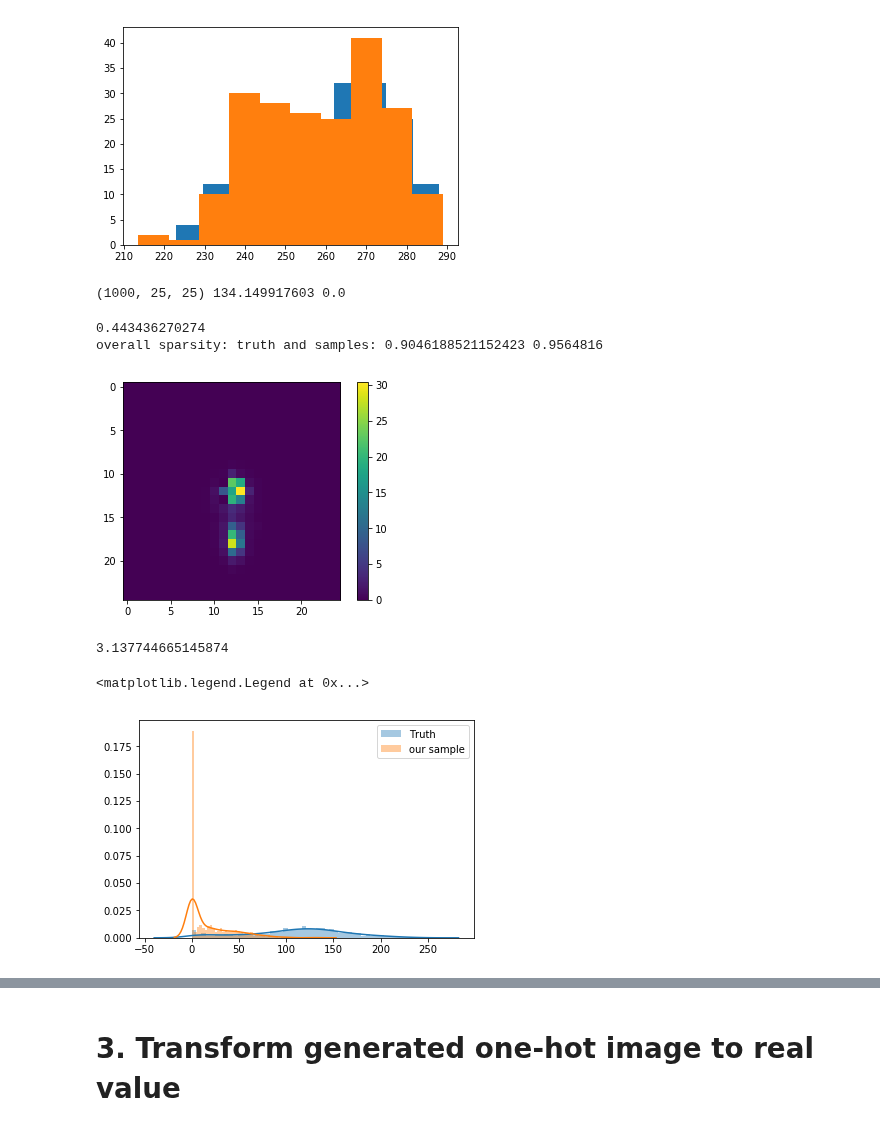
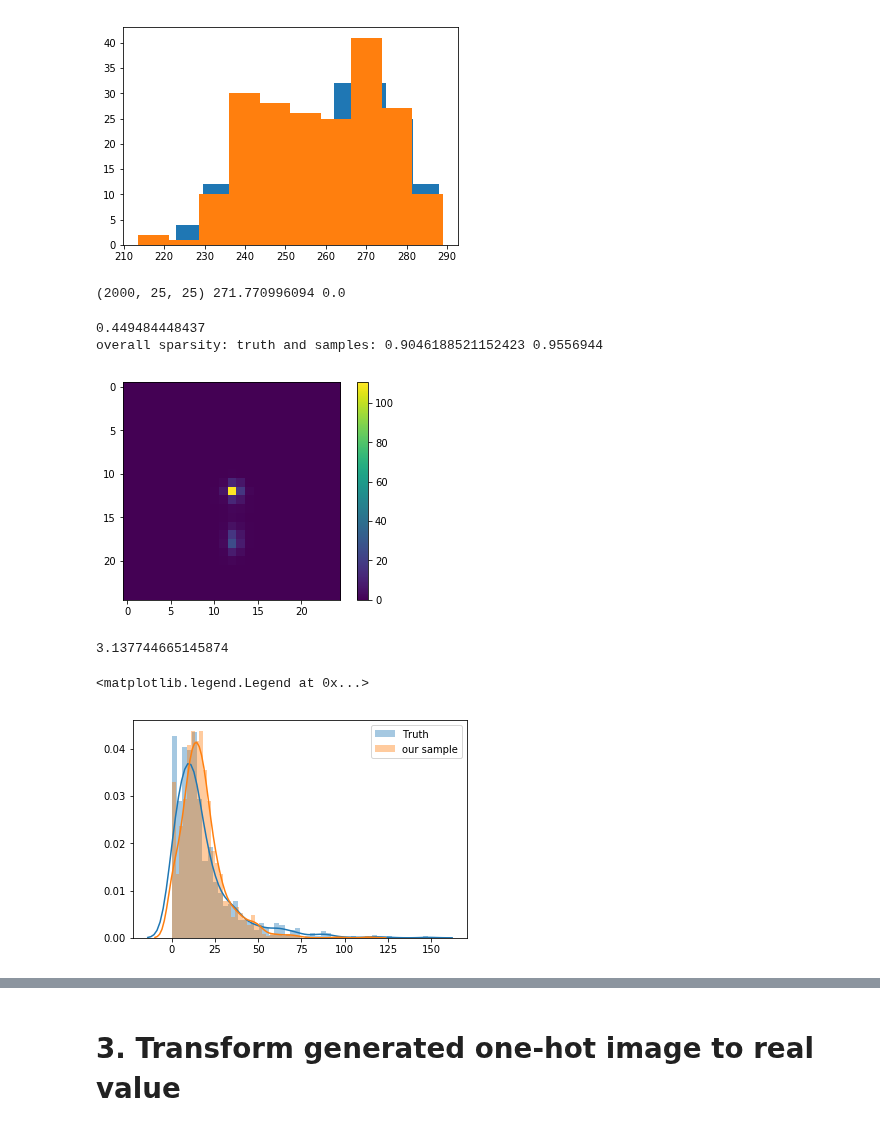
Before and after one commit to adamlu123/SparseImageFlows, a Jupyter notebook: Notebooks/quantize_image.ipynb, the cells around one changed output, grey strips where cells are left out. Drawn from its saved outputs; the diff is of its cells as text; code cells hidden in the pictures.

Commit message:
success in tuning multiscale

```diff
--- a/Notebooks/quantize_image.ipynb
+++ b/Notebooks/quantize_image.ipynb
@@ -140,15 +140,17 @@ plt.hist(pt)
  <a list of 10 Patch objects>)
 [figure]
 # %%
-sampledir = '/extra/yadongl10/BIG_sandbox/SparseImageFlows_result/lagan_pixelcnn/Mixture'
-# sampledir = '/extra/yadongl10/BIG_sandbox/SparseImageFlows_result' +\
-# '/multi_225_5_batch32_reshapenorm_param_search/lr_1e-4_act_relu_latent_5_spiral'
-with open(sampledir+'/Mix_discretized_sample_10.pkl', 'rb') as f:
+# sampledir = '/extra/yadongl10/BIG_sandbox/SparseImageFlows_result/lagan_pixelcnn/Mixture'
+sampledir = '/extra/yadongl10/BIG_sandbox/SparseImageFlows_result' +\
+'/multi_9_5_batch128_reshapenorm_GeLU_const_lr_1e-4/lr_1e-4_act_GeLU_latent_5_spiral'
+with open(sampledir+'/Mix_discretized_sample_45.pkl', 'rb') as f:
     x = pkl.load(f)
 sample_sg = np.asarray(x)[:, :].reshape(-1, 25, 25)
 print(sample_sg.shape, sample_sg.max(), sample_sg.min())
 # %% [output]
-(1000, 25, 25) 134.149917603 0.0
+(2000, 25, 25) 271.770996094 0.0
+# %%
+sample_sg = sample_sg[:1000]
 # %%
 plt.imshow(sample_sg.mean(axis=0))
 plt.colorbar()
@@ -157,9 +159,9 @@ print('overall sparsity: truth and samples:',
       np.where(image.ravel()==0)[0].shape[0] / image.ravel().shape[0],
       np.where(sample_sg.ravel()==0)[0].shape[0] / sample_sg.ravel().shape[0])
 # %% [output]
-0.443436270274
-overall sparsity: truth and samples: 0.9046188521152423 0.9564816
+0.449484448437
+overall sparsity: truth and samples: 0.9046188521152423 0.9556944
-[figure, old version]
+[figure, new version]
 # %%
 pixel_bg.max()
 # %% [output]
@@ -167,18 +169,18 @@ pixel_bg.max()
 # %%
 import seaborn as sns
 x=12
-y=12
+y=13
 n = 1000
 
 pixel_bg = sample_sg[:,x,y]
 pixel = image[:n,x,y]
 x = np.linspace(0.0,200,1000)
 sns.distplot(pixel, label='Truth', bins=50)
 sns.distplot(pixel_bg, label='our sample', bins=50)
 plt.legend()
 # %% [output]
 <matplotlib.legend.Legend at 0x...>
-[figure, old version]
+[figure, new version]
 # %%
 fig, ax = plt.subplots(figsize=(7, 6))
 
```
Also changed, not shown: parts of 6 cells of this notebook, 2 other files.
